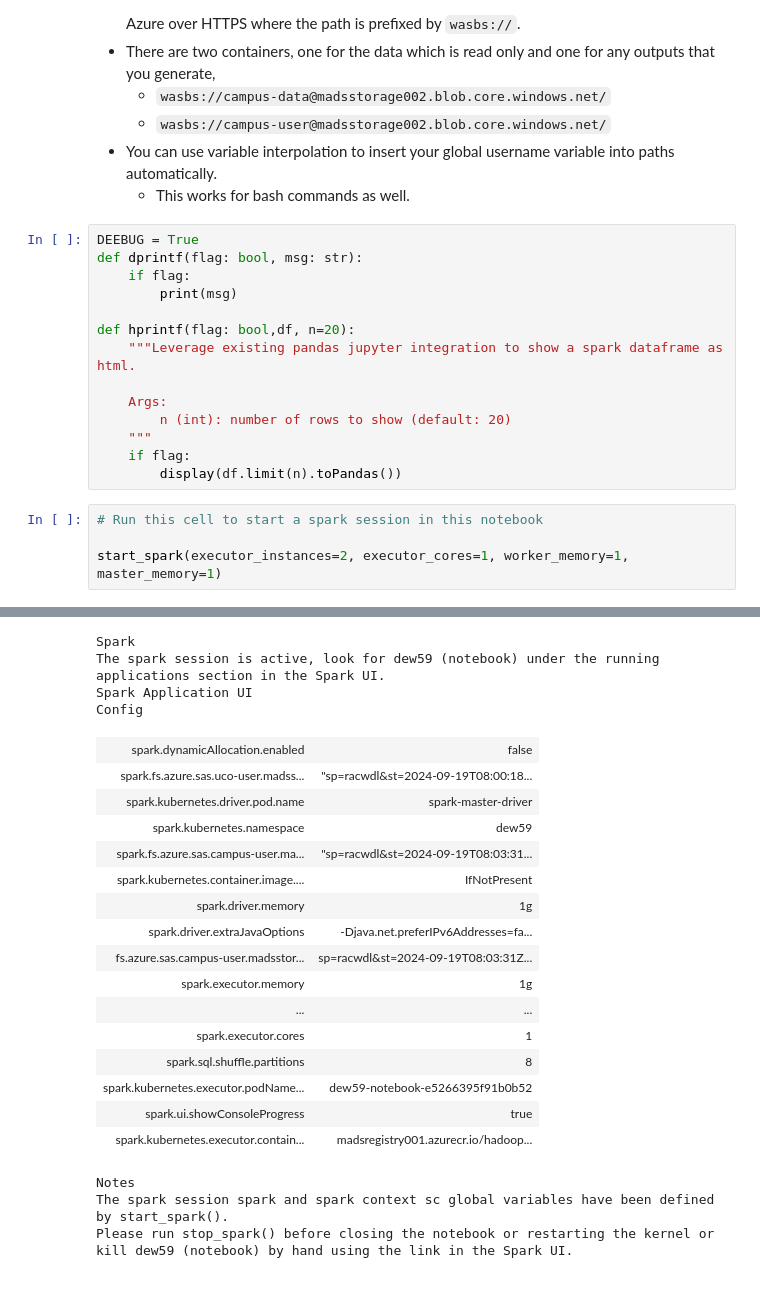
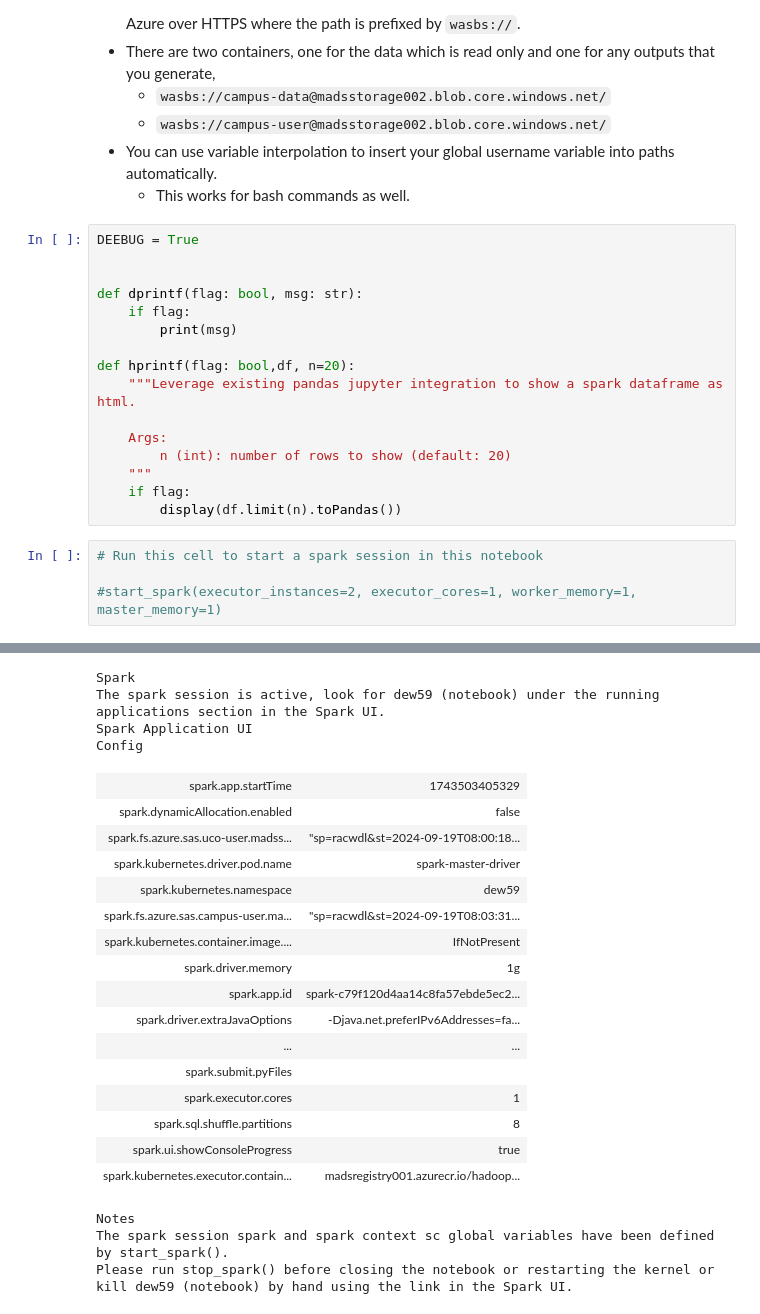
Before and after one commit to david-ewing-nz/ghcn-spark-analysis, a Jupyter notebook: notebooks/00_ghcn_setup.ipynb, the cells around one changed output, grey strips where cells are left out. Cells and saved outputs as stored; diff of their text form.

```diff
--- a/notebooks/00_ghcn_setup.ipynb
+++ b/notebooks/00_ghcn_setup.ipynb
@@ -192,6 +192,8 @@ The code below demonstrates how to explore and load the data provided for the as
   - This works for bash commands as well.
 # %%
 DEEBUG = True
+
+
 def dprintf(flag: bool, msg: str):
     if flag:
         print(msg)
@@ -207,7 +209,7 @@ def hprintf(flag: bool,df, n=20):
 # %%
 # Run this cell to start a spark session in this notebook
 
-start_spark(executor_instances=2, executor_cores=1, worker_memory=1, master_memory=1)
+#start_spark(executor_instances=2, executor_cores=1, worker_memory=1, master_memory=1)
 # %% [output]
 Warning: Ignoring non-Spark config property: fs.azure.sas.campus-user.madsstorage002.blob.core.windows.net
 Warning: Ignoring non-Spark config property: SPARK_DRIVER_BIND_ADDRESS
@@ -217,7 +221,8 @@ To adjust logging level use sc.setLogLevel(newLevel). For SparkR, use setLogLeve
 Spark
 The spark session is active, look for dew59 (notebook) under the running applications section in the Spark UI.
 Spark Application UI
 Config
+| spark.app.startTime | 1743503405329 |
 | spark.dynamicAllocation.enabled | false |
 | spark.fs.azure.sas.uco-user.madss... | "sp=racwdl&st=2024-09-19T08:00:18... |
 | spark.kubernetes.driver.pod.name | spark-master-driver |
@@ -225,13 +230,12 @@ Config
 | spark.fs.azure.sas.campus-user.ma... | "sp=racwdl&st=2024-09-19T08:03:31... |
 | spark.kubernetes.container.image.... | IfNotPresent |
 | spark.driver.memory | 1g |
+| spark.app.id | spark-c79f120d4aa14c8fa57ebde5ec2... |
 | spark.driver.extraJavaOptions | -Djava.net.preferIPv6Addresses=fa... |
-| fs.azure.sas.campus-user.madsstor... | sp=racwdl&st=2024-09-19T08:03:31Z... |
-| spark.executor.memory | 1g |
 | ... | ... |
+| spark.submit.pyFiles |  |
 | spark.executor.cores | 1 |
 | spark.sql.shuffle.partitions | 8 |
-| spark.kubernetes.executor.podName... | dew59-notebook-e5266395f91b0b52 |
 | spark.ui.showConsoleProgress | true |
 | spark.kubernetes.executor.contain... | madsregistry001.azurecr.io/hadoop... |
 Notes
```
Also changed, not shown: parts of 2 cells of this notebook, 3 other files.
